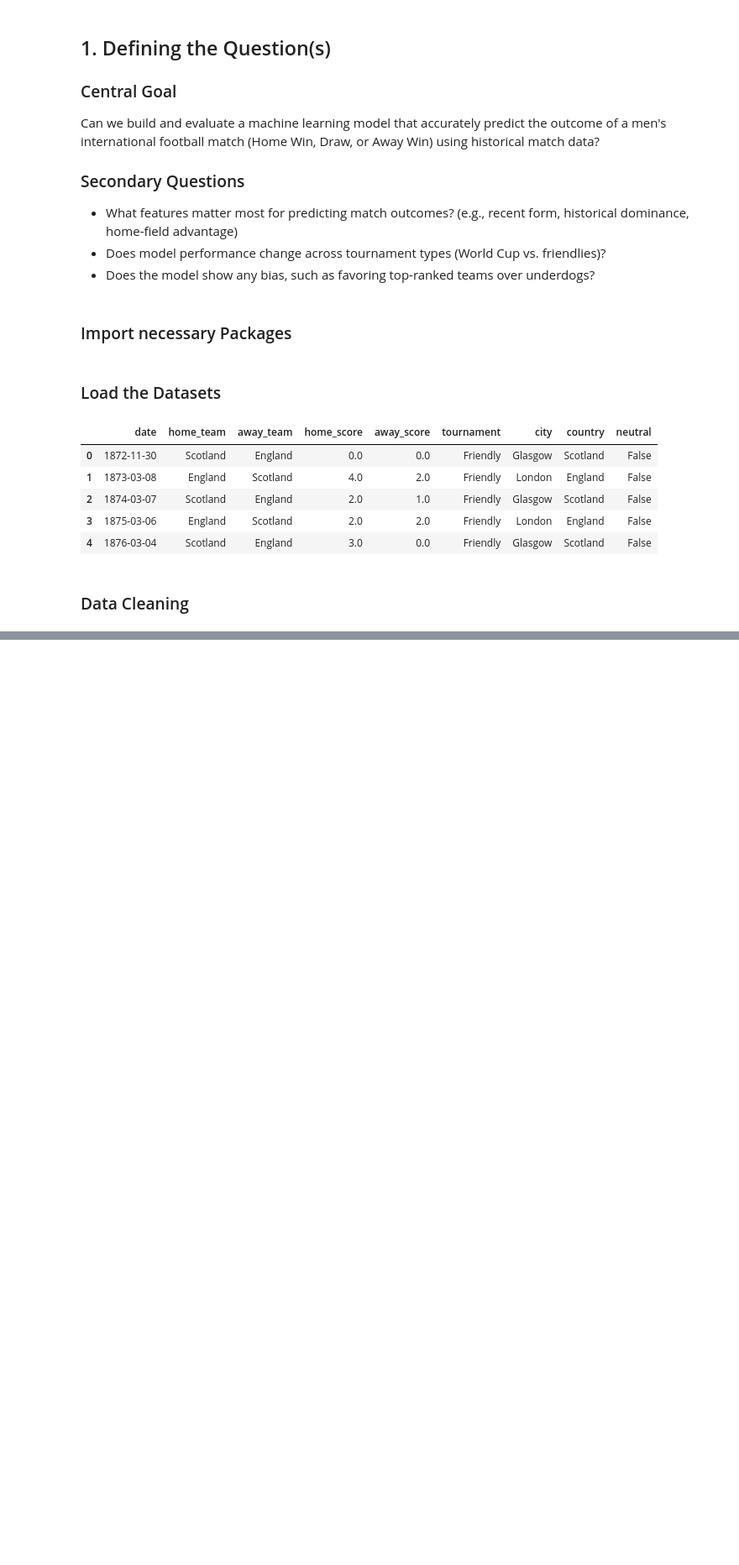
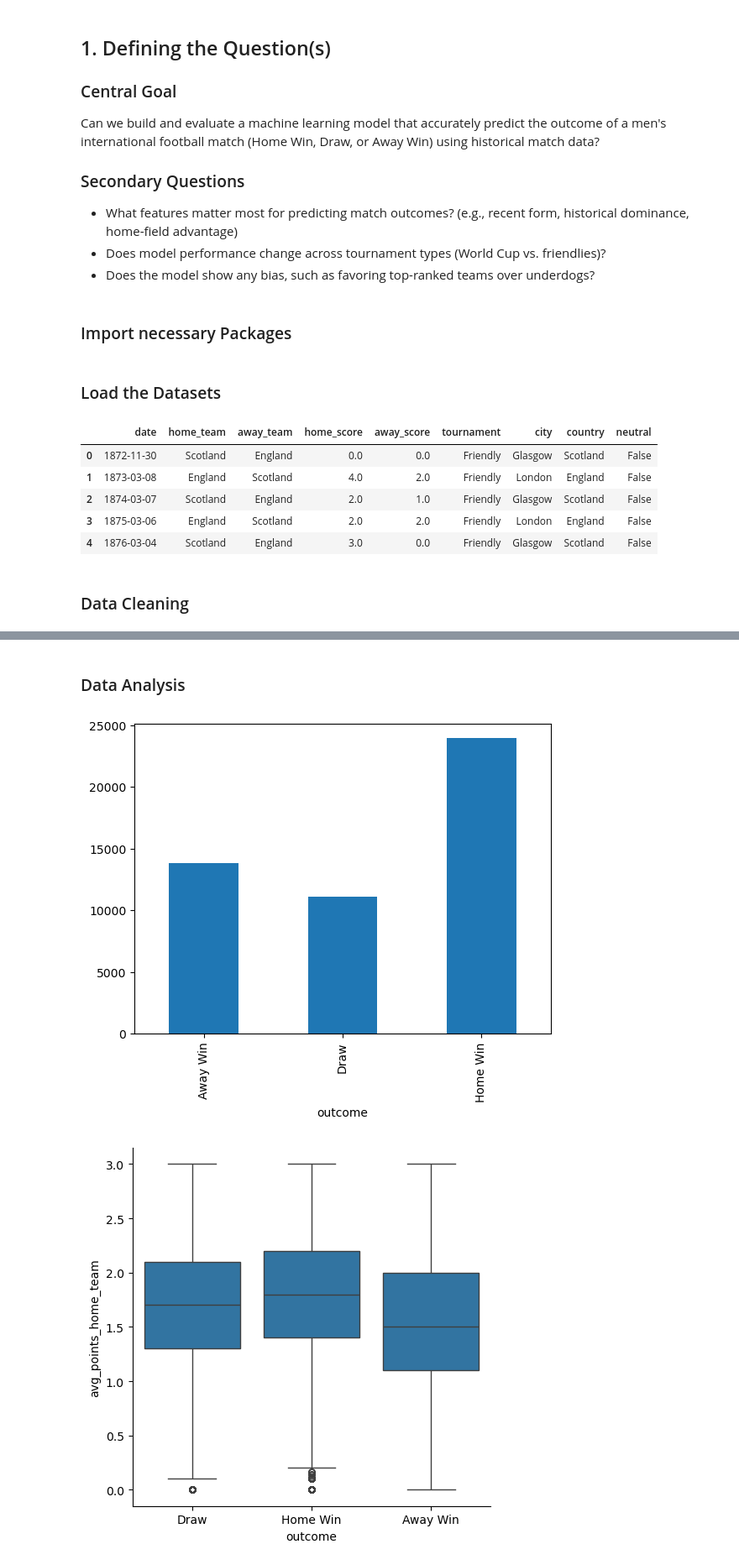
Before and after one commit to tamu-stat315/Team5_Final_Project, a Jupyter notebook: Final_Project.ipynb, the cells around one changed output, grey strips where cells are left out. Shown: that part at 84% size. Cells and saved outputs as stored; diff of their text form; code cells hidden in the pictures; blank space fills up the shorter version.

```diff
--- a/Final_Project.ipynb
+++ b/Final_Project.ipynb
@@ -16,11 +19,10 @@ import numpy as np
 # %% [markdown]
 ### Load the Datasets
 # %%
-results_df = pd.read_csv('data/results.csv')
-goalscorers_df = pd.read_csv('data/goalscorers.csv')
-formerNames_df = pd.read_csv('data/former_names.csv')
-shootouts_df = pd.read_csv('data/shootouts.csv')
-results_df.head()
+results = pd.read_csv('data/results.csv')
+goalscorers = pd.read_csv('data/goalscorers.csv')
+shootouts = pd.read_csv('data/shootouts.csv')
+results.head()
 # %% [output]
 |  | date | home_team | away_team | home_score | away_score | tournament | city | country | neutral |
 | 0 | 1872-11-30 | Scotland | England | 0.0 | 0.0 | Friendly | Glasgow | Scotland | False |
@@ -69,0 +179,23 @@ dtype: int64
+# %%
+# Function to calculate home team's win pct against a particular away team
+def calculate_h2h_home_win_pct(row):
+    past_matches = results[
+        (results['home_team'] == row['home_team']) &
+        (results['away_team'] == row['away_team']) &
+        (results['date'] < row['date'])
+    ]
+    if len(past_matches) > 0:
+        home_wins = sum(past_matches['outcome'] == 'Home Win')
+        return home_wins / len(past_matches)
+    else:
+        return 0.50
+
+results['h2h_home_win_pct'] = results.apply(calculate_h2h_home_win_pct, axis=1)
+
+results["goal_difference_form"] = (
+    results["avg_goals_scored_home_team"] - results["avg_goals_scored_away_team"]
+)
+
+results["points_difference_form"] = (
+    results["avg_points_home_team"] - results["avg_points_away_team"]
+)
@@ -69,0 +223,16 @@ dtype: int64
+# %% [markdown]
+### Data Analysis
+# %%
+results.groupby('outcome')['outcome'].count().plot(kind='bar')
+
+plt.show()
+
+sns.catplot(x='outcome',
+           y='avg_points_home_team',
+           data=results,
+           kind='box')
+
+plt.show()
+# %% [output]
+[figure, added]
+[figure, added]
```
Also changed, not shown: parts of 6 cells of this notebook.
